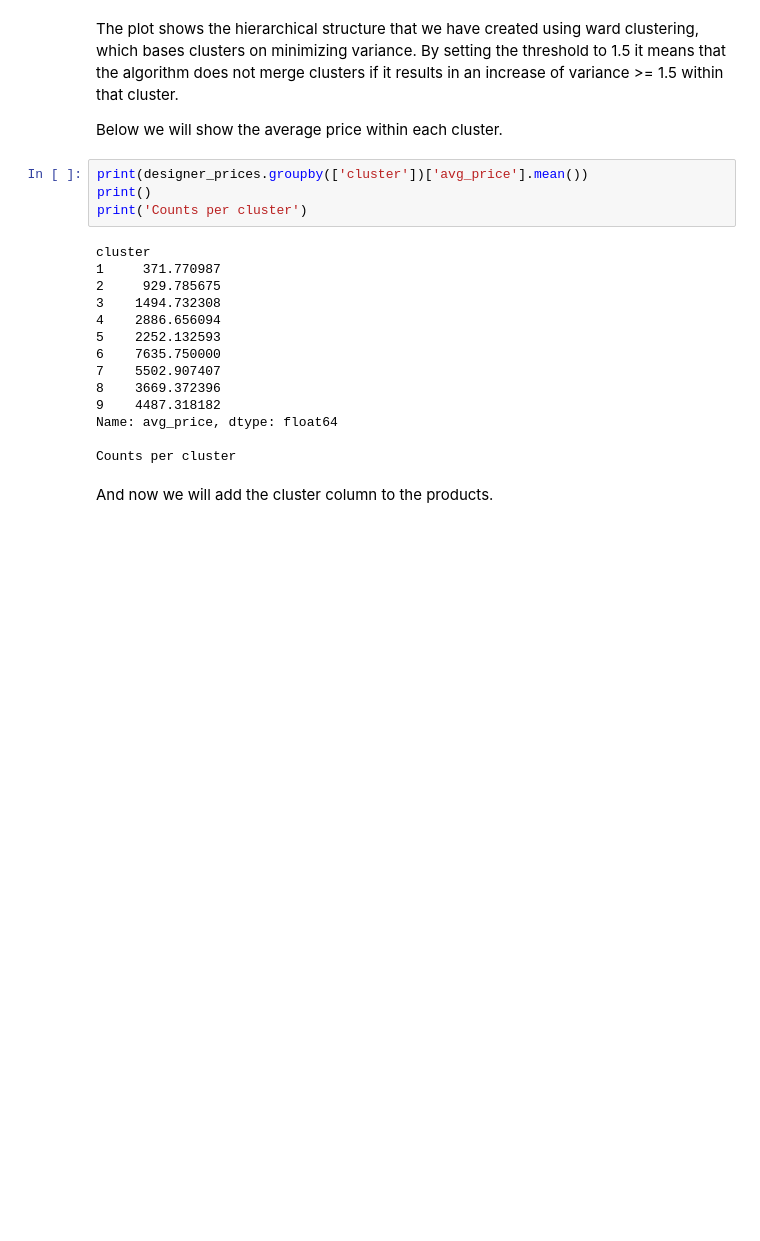
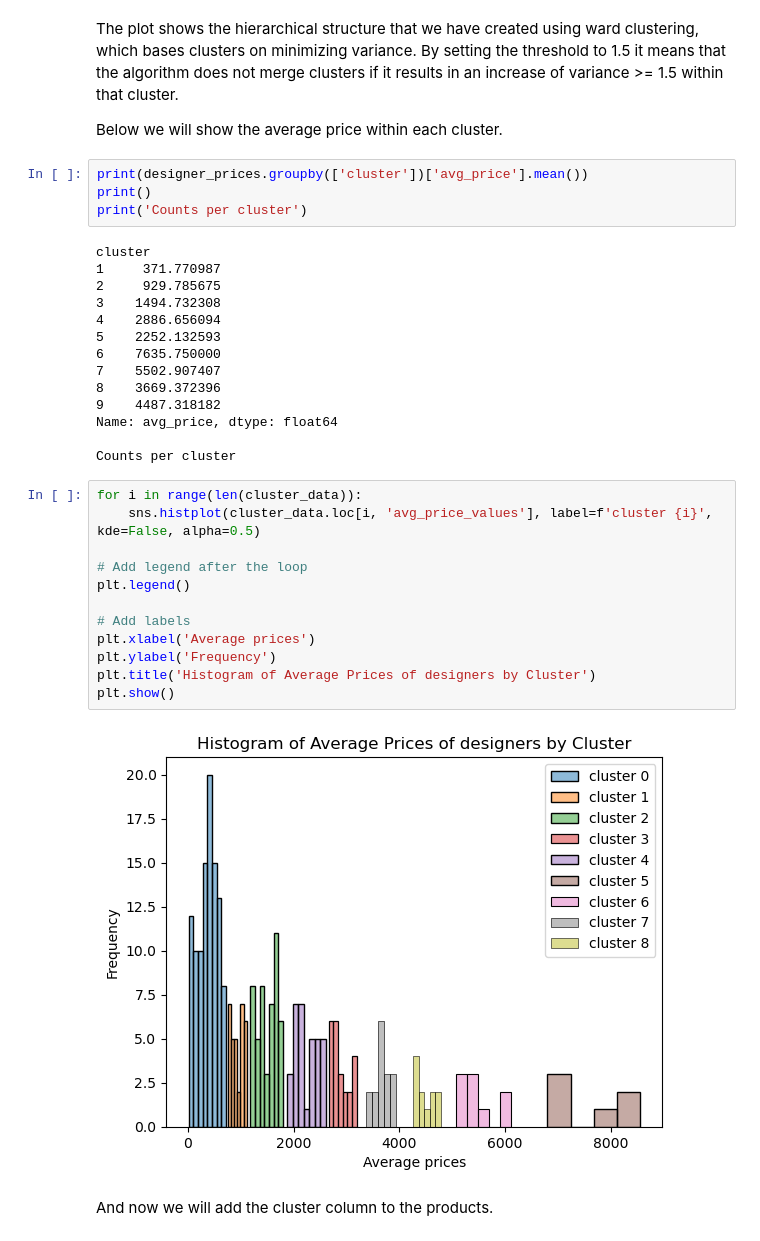
Before and after one commit to noah18c/IVDA_G10, a Jupyter notebook: group10_g2.ipynb, the cells around one changed output. Cells and saved outputs as stored; diff of their text form; blank space fills up the shorter version.

```diff
--- a/group10_g2.ipynb
+++ b/group10_g2.ipynb
@@ -865,6 +861,20 @@ cluster
 Name: avg_price, dtype: float64
 
 Counts per cluster
+# %%
+for i in range(len(cluster_data)):
+    sns.histplot(cluster_data.loc[i, 'avg_price_values'], label=f'cluster {i}', kde=False, alpha=0.5)
+
+# Add legend after the loop
+plt.legend()
+
+# Add labels
+plt.xlabel('Average prices')
+plt.ylabel('Frequency')
+plt.title('Histogram of Average Prices of designers by Cluster')
+plt.show()
+# %% [output]
+[figure, added]
 # %% [markdown]
 And now we will add the cluster column to the products.
 # %%
```
Also changed, not shown: parts of 17 cells of this notebook.
